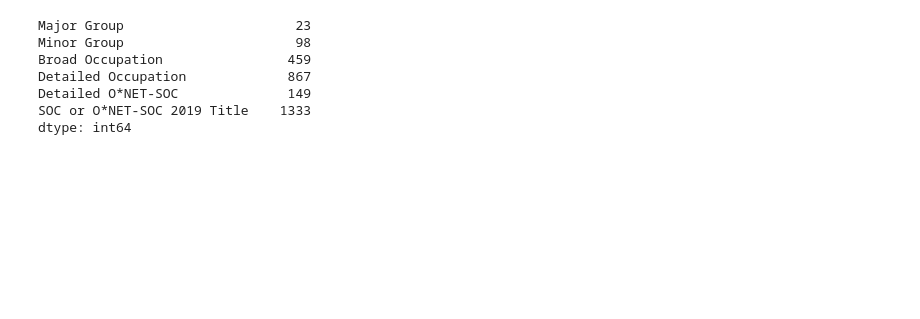
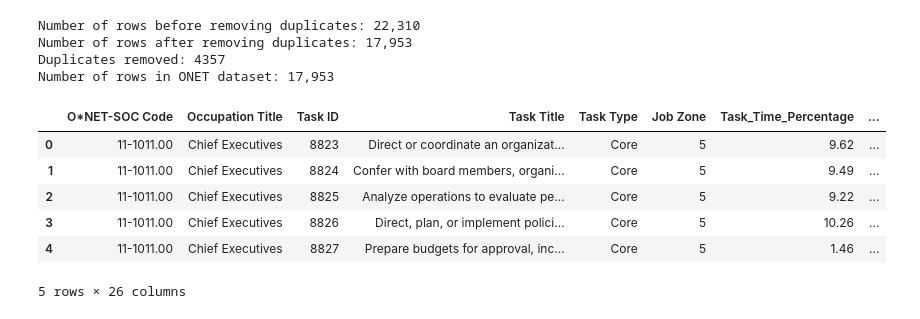
Before and after one commit to johnjosephhorton/rubin, a Jupyter notebook: agentic_ai/onet_handoff_measure.ipynb, the cells around one changed output. Drawn from its saved outputs; the diff is of its cells as text; code cells hidden in the pictures; blank space fills up the shorter version.

```diff
--- a/agentic_ai/onet_handoff_measure.ipynb
+++ b/agentic_ai/onet_handoff_measure.ipynb
@@ -1308,11 +38,39 @@ onet
-# %%
-soc = pd.read_csv('/Users/peymanshahidi/MIT Dropbox/Peyman Shahidi/GitHub/rubin/data/SOC_Structure.csv')
-soc.nunique()
-# %% [output]
-Major Group                      23
-Minor Group                      98
-Broad Occupation                459
-Detailed Occupation             867
-Detailed O*NET-SOC              149
-SOC or O*NET-SOC 2019 Title    1333
-dtype: int64
+# %%
+# Read O*NET data
+ONET = pd.read_csv(f'{input_data_path}/computed_objects/ONET_cleaned_tasks.csv')
+
+# Remove apostrophes for consistency
+ONET = ONET.applymap(lambda x: x.replace("'", "") if isinstance(x, str) else x)
+
+# Drop DWA columns
+ONET = ONET.drop(columns=['DWA ID', 'DWA Title'])
+
+# # Drop original Task ID and Task Title columns
+# ONET = ONET.drop(columns=['Task ID', 'Task Title'])
+# # Rename DWA ID and DWA Title to Task ID and Task Title
+# ONET = ONET.rename(columns={'DWA ID': 'Task ID', 'DWA Title': 'Task Title'})
+
+# Remove duplicate rows based on Occupation Title and new Task ID
+rows_before = len(ONET)
+print(f"Number of rows before removing duplicates: {rows_before:,}")
+ONET = ONET.drop_duplicates(subset=['Occupation Title', 'Task ID']).reset_index(drop=True)
+rows_after = len(ONET)
+print(f"Number of rows after removing duplicates: {rows_after:,}")
+print(f"Duplicates removed: {rows_before - rows_after}")
+
+# Print length of dataset
+print(f"Number of rows in ONET dataset: {len(ONET):,}")
+
+ONET.head(5)
+# %% [output]
+Number of rows before removing duplicates: 22,310
+Number of rows after removing duplicates: 17,953
+Duplicates removed: 4357
+Number of rows in ONET dataset: 17,953
+|  | O*NET-SOC Code | Occupation Title | Task ID | Task Title | Task Type | Job Zone | Task_Time_Percentage | ... |
+| 0 | 11-1011.00 | Chief Executives | 8823 | Direct or coordinate an organizat... | Core | 5 | 9.62 | ... |
+| 1 | 11-1011.00 | Chief Executives | 8824 | Confer with board members, organi... | Core | 5 | 9.49 | ... |
+| 2 | 11-1011.00 | Chief Executives | 8825 | Analyze operations to evaluate pe... | Core | 5 | 9.22 | ... |
+| 3 | 11-1011.00 | Chief Executives | 8826 | Direct, plan, or implement polici... | Core | 5 | 10.26 | ... |
+| 4 | 11-1011.00 | Chief Executives | 8827 | Prepare budgets for approval, inc... | Core | 5 | 1.46 | ... |
+5 rows × 26 columns
```
Also changed, not shown: parts of 40 cells of this notebook.
